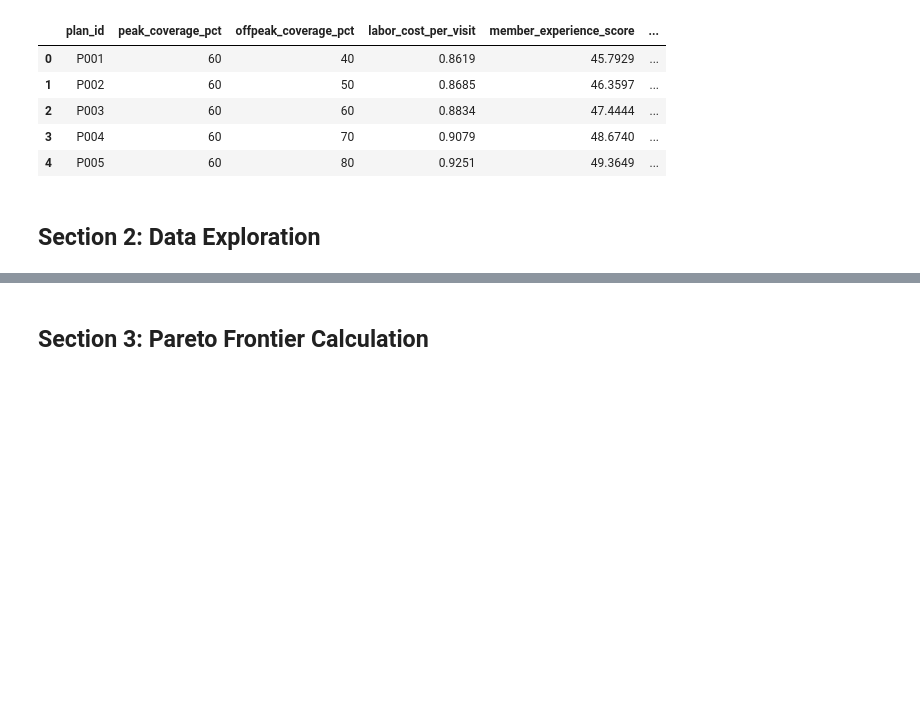
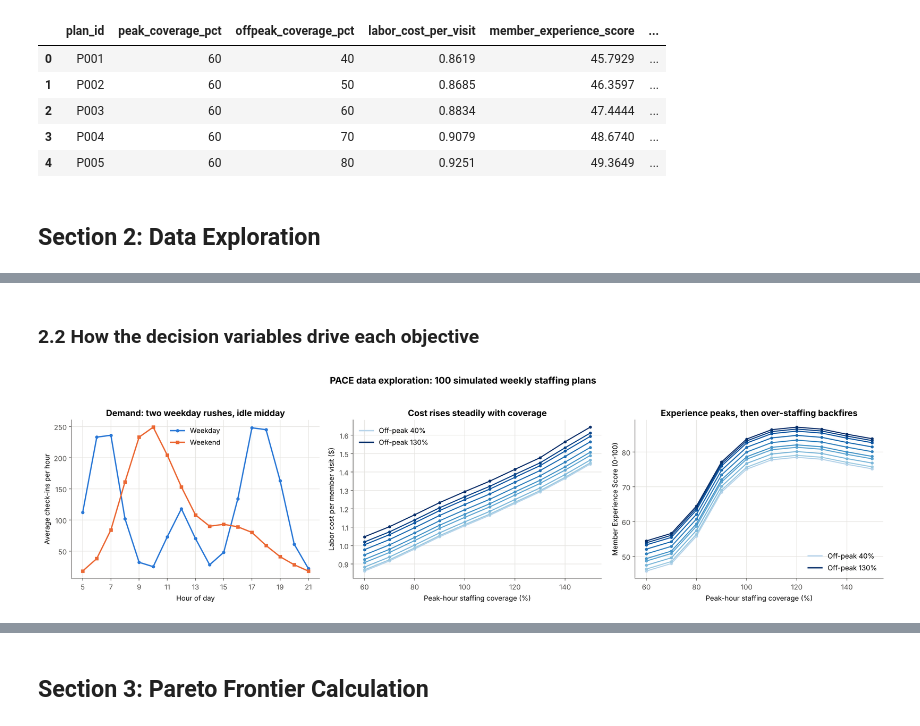
Before and after one commit to justinn80/LifeTimeProject, a Jupyter notebook: optimization_engine.ipynb, the cells around one changed output, grey strips where cells are left out. Saved outputs shown, nothing was run; the diff lists cells and outputs as text; code cells hidden in the pictures; blank space fills up the shorter version.

```diff
--- a/optimization_engine.ipynb
+++ b/optimization_engine.ipynb
@@ -124,0 +188,19 @@ First 5 rows:
+# %%
+# Realism / calibration checks against Life Time's public Q1 2026 figures
+memberships_per_center = PARAMS["center_memberships_total"] / PARAMS["centers"]
+expected_visits = memberships_per_center * PARAMS["visits_per_membership_week"]
+center_ops_per_center_week = 406.7e6 / PARAMS["centers"] / 13   # Q1 2026 center ops expense
+
+print(f"Memberships per center (837,903 / 190): {memberships_per_center:,.0f}")
+print(f"Expected weekly check-ins: {expected_visits:,.0f} | simulated mean completed visits: {df['weekly_visits'].mean():,.0f}")
+print(f"Flexible labor per center-week: ${df['weekly_labor_cost'].min():,.0f} to ${df['weekly_labor_cost'].max():,.0f}")
+print(f"  = {df['weekly_labor_cost'].min()/center_ops_per_center_week:.0%} to "
+      f"{df['weekly_labor_cost'].max()/center_ops_per_center_week:.0%} of the ${center_ops_per_center_week:,.0f} "
+      "center-operations line per center-week")
+
+# The simulated demand curve should show two weekday rushes and a weekend late-morning peak
+profile = (demand.assign(daytype=np.where(demand["is_weekend"], "Weekend", "Weekday"))
+                 .groupby(["daytype", "hour"])["checkins"].mean().unstack(0).round(0))
+print("\nPeak weekday hour:", profile["Weekday"].idxmax(), "| Peak weekend hour:", profile["Weekend"].idxmax())
+print(f"Week-to-week spread of objectives (avg SD): cost/visit ${df['cost_per_visit_week_sd'].mean():.3f}, "
+      f"experience {df['mes_week_sd'].mean():.2f} pts")
@@ -124,0 +215,40 @@ First 5 rows:
+# %% [markdown]
+### 2.2 How the decision variables drive each objective
+# %%
+# Exploration figure: (a) demand context, (b)-(c) how the decision variables drive each objective
+fig, axes = plt.subplots(1, 3, figsize=(18, 4.8))
+
+# (a) Demand context: the rush problem PACE is solving
+ax = axes[0]
+ax.plot(profile.index, profile["Weekday"], color=COLORS["frontier"], lw=2, marker="o", ms=4, label="Weekday")
+ax.plot(profile.index, profile["Weekend"], color=COLORS["strategy"], lw=2, marker="s", ms=4, label="Weekend")
+ax.set_xlabel("Hour of day")
+ax.set_ylabel("Average check-ins per hour")
+ax.set_title("Demand: two weekday rushes, idle midday")
+ax.set_xticks(range(5, 22, 2))
+ax.legend(loc="upper center")
+
+# (b) and (c): each objective vs peak coverage, one line per off-peak level
+cmap = plt.get_cmap("Blues")
+offpeak_levels = sorted(df[DV2].unique())
+for ax, obj in zip(axes[1:], [OBJECTIVE_1, OBJECTIVE_2]):
+    for i, op in enumerate(offpeak_levels):
+        sub = df[df[DV2] == op].sort_values(DV1)
+        ax.plot(sub[DV1], sub[obj], color=cmap(0.3 + 0.7 * i / (len(offpeak_levels) - 1)),
+                lw=1.6, marker="o", ms=3.5)
+    ax.set_xlabel(LABELS[DV1])
+    ax.set_ylabel(LABELS[obj])
+# Sequential legend: light = low off-peak coverage, dark = high
+handles = [Line2D([], [], color=cmap(0.3), lw=2, label=f"Off-peak {offpeak_levels[0]}%"),
+           Line2D([], [], color=cmap(1.0), lw=2, label=f"Off-peak {offpeak_levels[-1]}%")]
+axes[1].set_title("Cost rises steadily with coverage")
+axes[1].legend(handles=handles, loc="upper left")
+axes[2].set_title("Experience peaks, then over-staffing backfires")
+axes[2].legend(handles=handles, loc="lower right")
+
+fig.suptitle("PACE data exploration: 100 simulated weekly staffing plans", fontsize=14, fontweight="bold", y=1.03)
+plt.tight_layout()
+plt.savefig(IMG_DIR / "data_exploration.png", dpi=300, bbox_inches="tight")
+plt.show()
+# %% [output]
+[figure, added]
```
Also changed, not shown: parts of 7 cells of this notebook, 2 other files.
